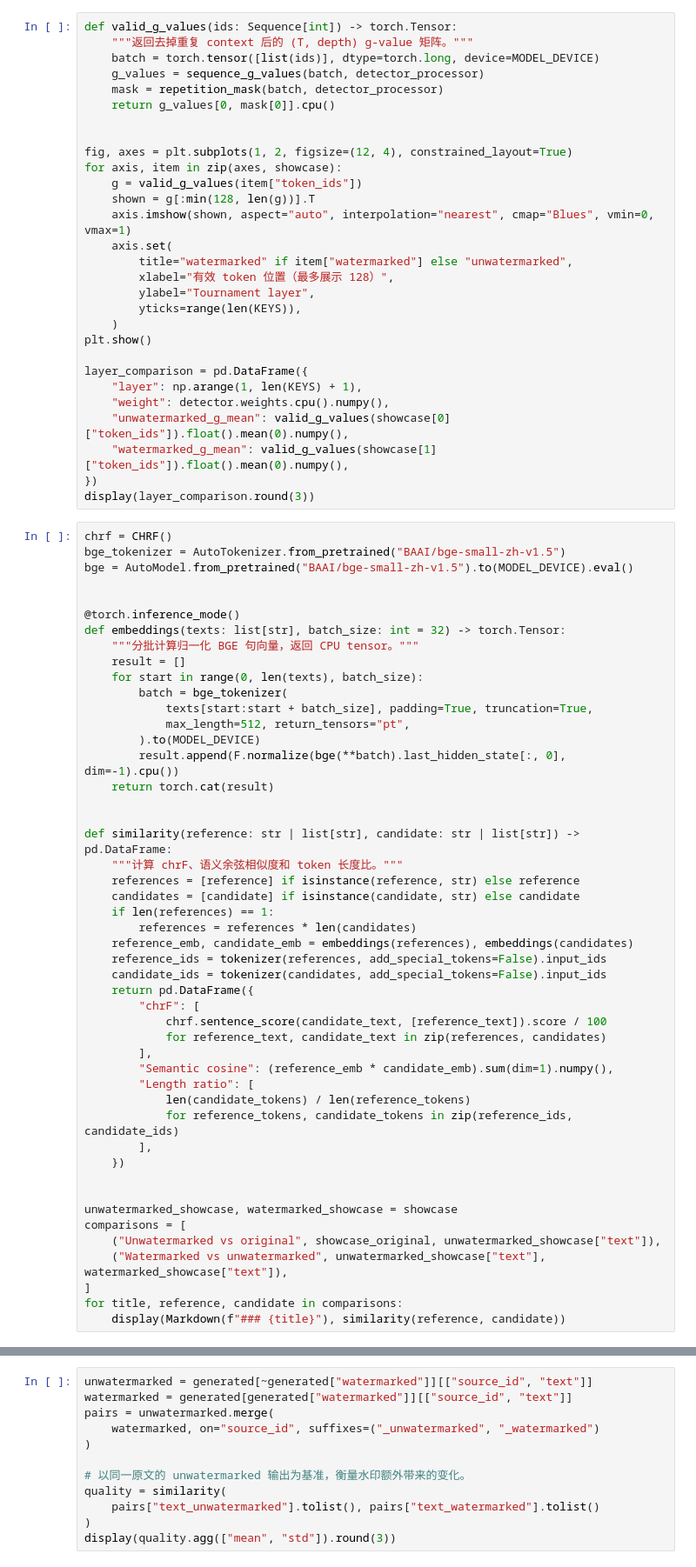
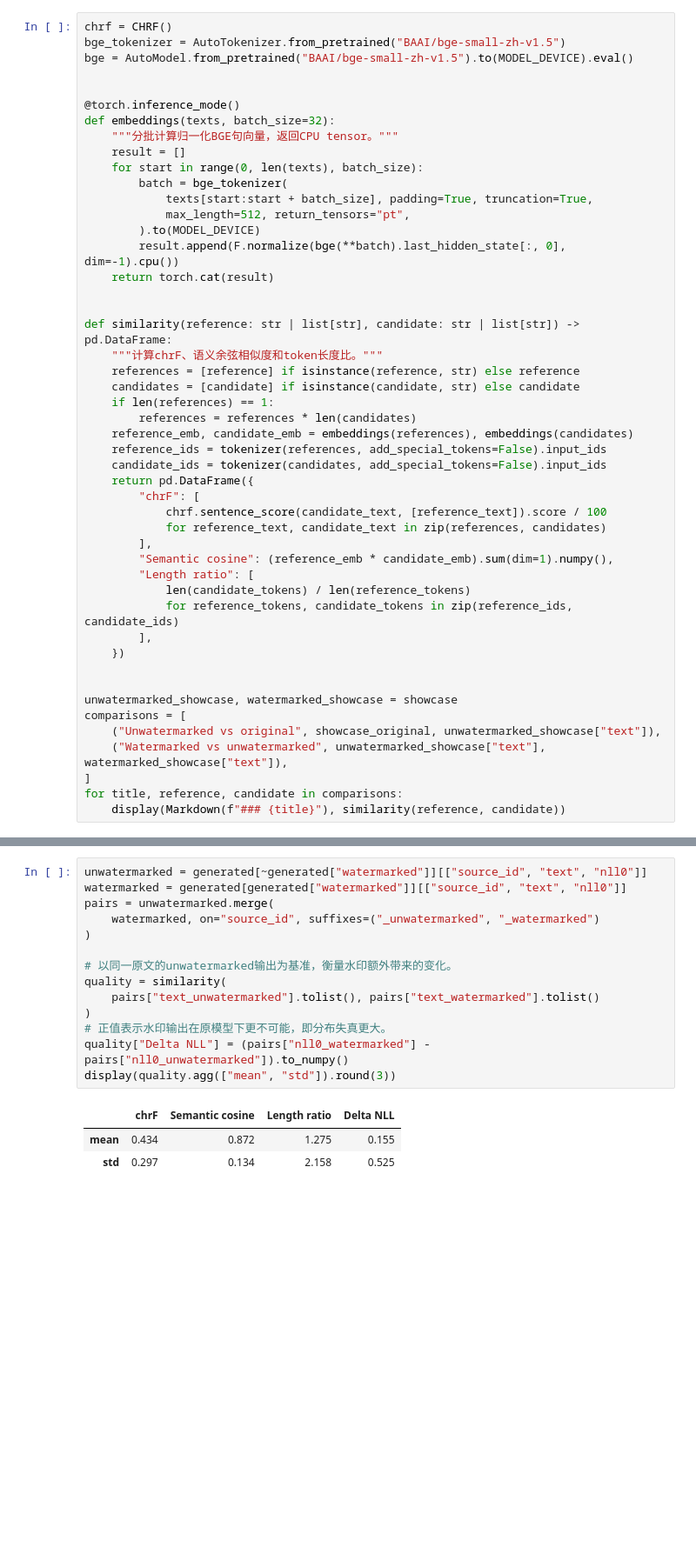
Before and after one commit to GenTang/GenTang.github.io, a Jupyter notebook: content/zh/blog/watermarking_on_aigc_2/code/synthid_weighted_mean_from_scratch.ipynb, the cells around one changed output, grey strips where cells are left out. Shown at 87% size. Cells and saved outputs as stored; diff of their text form; blank space fills up the shorter version.

```diff
--- a/content/zh/blog/watermarking_on_aigc_2/code/synthid_weighted_mean_from_scratch.ipynb
+++ b/content/zh/blog/watermarking_on_aigc_2/code/synthid_weighted_mean_from_scratch.ipynb
@@ -680,32 +695,3 @@ display(pd.DataFrame(showcase_detection).drop(columns="layer_means", errors="ign
-# %%
-def valid_g_values(ids: Sequence[int]) -> torch.Tensor:
-    """返回去掉重复 context 后的 (T, depth) g-value 矩阵。"""
-    batch = torch.tensor([list(ids)], dtype=torch.long, device=MODEL_DEVICE)
-    g_values = sequence_g_values(batch, detector_processor)
-    mask = repetition_mask(batch, detector_processor)
-    return g_values[0, mask[0]].cpu()
-
-
-fig, axes = plt.subplots(1, 2, figsize=(12, 4), constrained_layout=True)
-for axis, item in zip(axes, showcase):
-    g = valid_g_values(item["token_ids"])
-    shown = g[:min(128, len(g))].T
-    axis.imshow(shown, aspect="auto", interpolation="nearest", cmap="Blues", vmin=0, vmax=1)
-    axis.set(
-        title="watermarked" if item["watermarked"] else "unwatermarked",
-        xlabel="有效 token 位置（最多展示 128）",
-        ylabel="Tournament layer",
-        yticks=range(len(KEYS)),
-    )
-plt.show()
-
-layer_comparison = pd.DataFrame({
-    "layer": np.arange(1, len(KEYS) + 1),
-    "weight": detector.weights.cpu().numpy(),
-    "unwatermarked_g_mean": valid_g_values(showcase[0]["token_ids"]).float().mean(0).numpy(),
-    "watermarked_g_mean": valid_g_values(showcase[1]["token_ids"]).float().mean(0).numpy(),
-})
-display(layer_comparison.round(3))
 # %%
 chrf = CHRF()
 bge_tokenizer = AutoTokenizer.from_pretrained("BAAI/bge-small-zh-v1.5")
@@ -713,8 +699,8 @@ bge = AutoModel.from_pretrained("BAAI/bge-small-zh-v1.5").to(MODEL_DEVICE).eval(
 
 
 @torch.inference_mode()
-def embeddings(texts: list[str], batch_size: int = 32) -> torch.Tensor:
-    """分批计算归一化 BGE 句向量，返回 CPU tensor。"""
+def embeddings(texts, batch_size=32):
+    """分批计算归一化BGE句向量，返回CPU tensor。"""
     result = []
     for start in range(0, len(texts), batch_size):
         batch = bge_tokenizer(
@@ -726,7 +712,7 @@ def embeddings(texts: list[str], batch_size: int = 32) -> torch.Tensor:
 
 
 def similarity(reference: str | list[str], candidate: str | list[str]) -> pd.DataFrame:
-    """计算 chrF、语义余弦相似度和 token 长度比。"""
+    """计算chrF、语义余弦相似度和token长度比。"""
     references = [reference] if isinstance(reference, str) else reference
     candidates = [candidate] if isinstance(candidate, str) else candidate
     if len(references) == 1:
@@ -806,13 +828,19 @@ print(f"有效生成结果：{len(valid_records)}，无效结果：{len(records)
 # %%
-unwatermarked = generated[~generated["watermarked"]][["source_id", "text"]]
-watermarked = generated[generated["watermarked"]][["source_id", "text"]]
+unwatermarked = generated[~generated["watermarked"]][["source_id", "text", "nll0"]]
+watermarked = generated[generated["watermarked"]][["source_id", "text", "nll0"]]
 pairs = unwatermarked.merge(
     watermarked, on="source_id", suffixes=("_unwatermarked", "_watermarked")
 )
 
-# 以同一原文的 unwatermarked 输出为基准，衡量水印额外带来的变化。
+# 以同一原文的unwatermarked输出为基准，衡量水印额外带来的变化。
 quality = similarity(
     pairs["text_unwatermarked"].tolist(), pairs["text_watermarked"].tolist()
 )
+# 正值表示水印输出在原模型下更不可能，即分布失真更大。
+quality["Delta NLL"] = (pairs["nll0_watermarked"] - pairs["nll0_unwatermarked"]).to_numpy()
 display(quality.agg(["mean", "std"]).round(3))
+# %% [output]
+|  | chrF | Semantic cosine | Length ratio | Delta NLL |
+| mean | 0.434 | 0.872 | 1.275 | 0.155 |
+| std | 0.297 | 0.134 | 2.158 | 0.525 |
 # %% [markdown]
```
Also changed, not shown: parts of 26 cells of this notebook, 7 other files.
